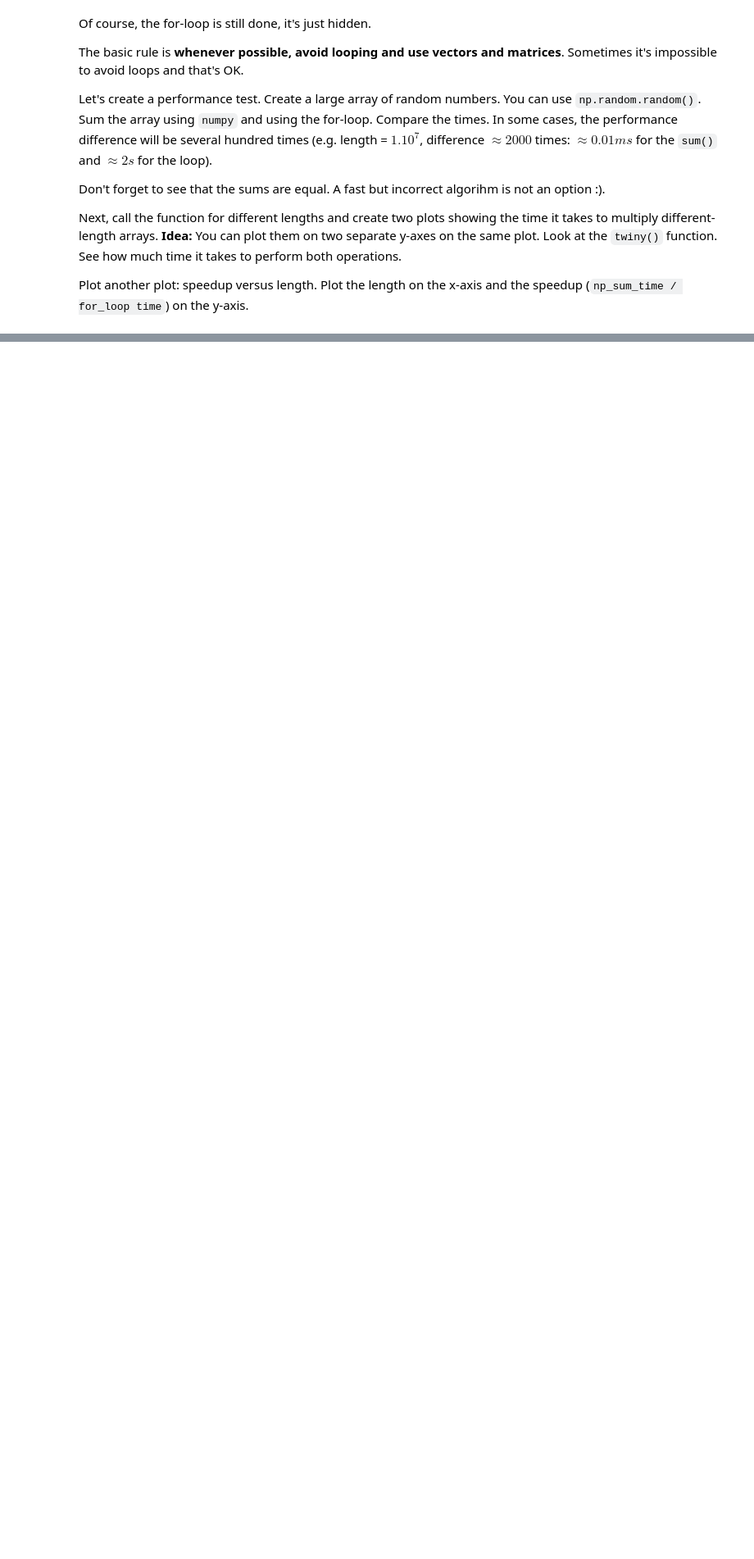
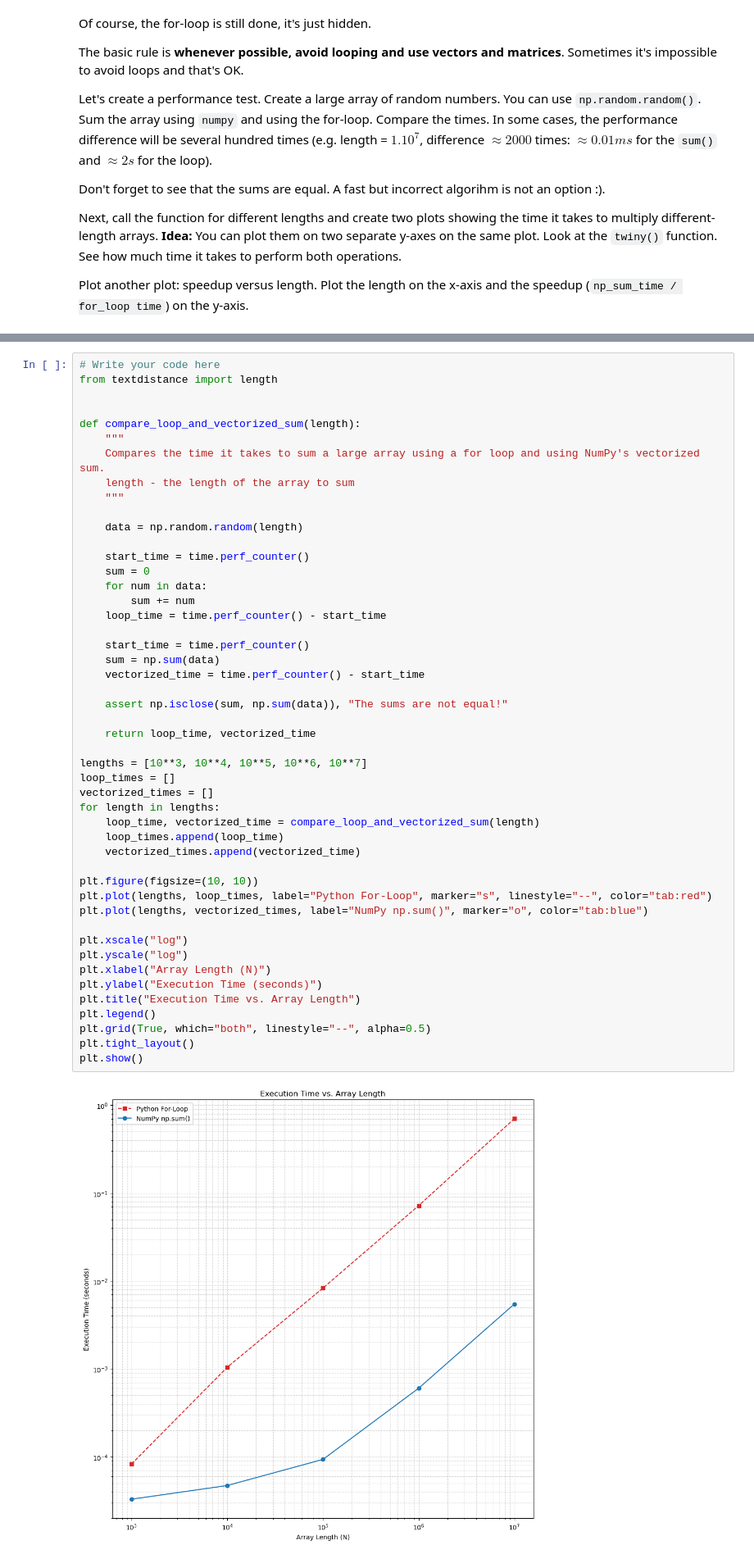
Before and after one commit to kirill2ll/Math, a Jupyter notebook: 04.Linear-Algebra/Linear-Algebra-Exercise.ipynb, the cells around one changed output, grey strips where cells are left out. Shown at 82% size. Saved outputs shown, nothing was run; the diff lists cells and outputs as text; blank space fills up the shorter version.

```diff
--- a/04.Linear-Algebra/Linear-Algebra-Exercise.ipynb
+++ b/04.Linear-Algebra/Linear-Algebra-Exercise.ipynb
@@ -439,3 +438,53 @@ Plot another plot: speedup versus length. Plot the length on the x-axis and the
+# %%
+# Write your code here
+from textdistance import length
+
+
+def compare_loop_and_vectorized_sum(length):
+    """
+    Compares the time it takes to sum a large array using a for loop and using NumPy's vectorized sum.
+    length - the length of the array to sum
+    """
+
+    data = np.random.random(length)
+
+    start_time = time.perf_counter()
+    sum = 0
+    for num in data:
+        sum += num
+    loop_time = time.perf_counter() - start_time
+
+    start_time = time.perf_counter()
+    sum = np.sum(data)
+    vectorized_time = time.perf_counter() - start_time
+
+    assert np.isclose(sum, np.sum(data)), "The sums are not equal!"
+
+    return loop_time, vectorized_time
+
+lengths = [10**3, 10**4, 10**5, 10**6, 10**7]
+loop_times = []
+vectorized_times = []
+for length in lengths:
+    loop_time, vectorized_time = compare_loop_and_vectorized_sum(length)
+    loop_times.append(loop_time)
+    vectorized_times.append(vectorized_time)
+
+plt.figure(figsize=(10, 10))
+plt.plot(lengths, loop_times, label="Python For-Loop", marker="s", linestyle="--", color="tab:red")
+plt.plot(lengths, vectorized_times, label="NumPy np.sum()", marker="o", color="tab:blue")
+
+plt.xscale("log")
+plt.yscale("log")
+plt.xlabel("Array Length (N)")
+plt.ylabel("Execution Time (seconds)")
+plt.title("Execution Time vs. Array Length")
+plt.legend()
+plt.grid(True, which="both", linestyle="--", alpha=0.5)
+plt.tight_layout()
+plt.show()
+# %% [output]
+[figure, added]
 # %% [markdown]
 There's one slight warning to using vectors. If we don't know what we're doing we might get very hard-to-detect bugs.
 
```
Also changed, not shown: parts of 14 cells of this notebook, 1 other file.
